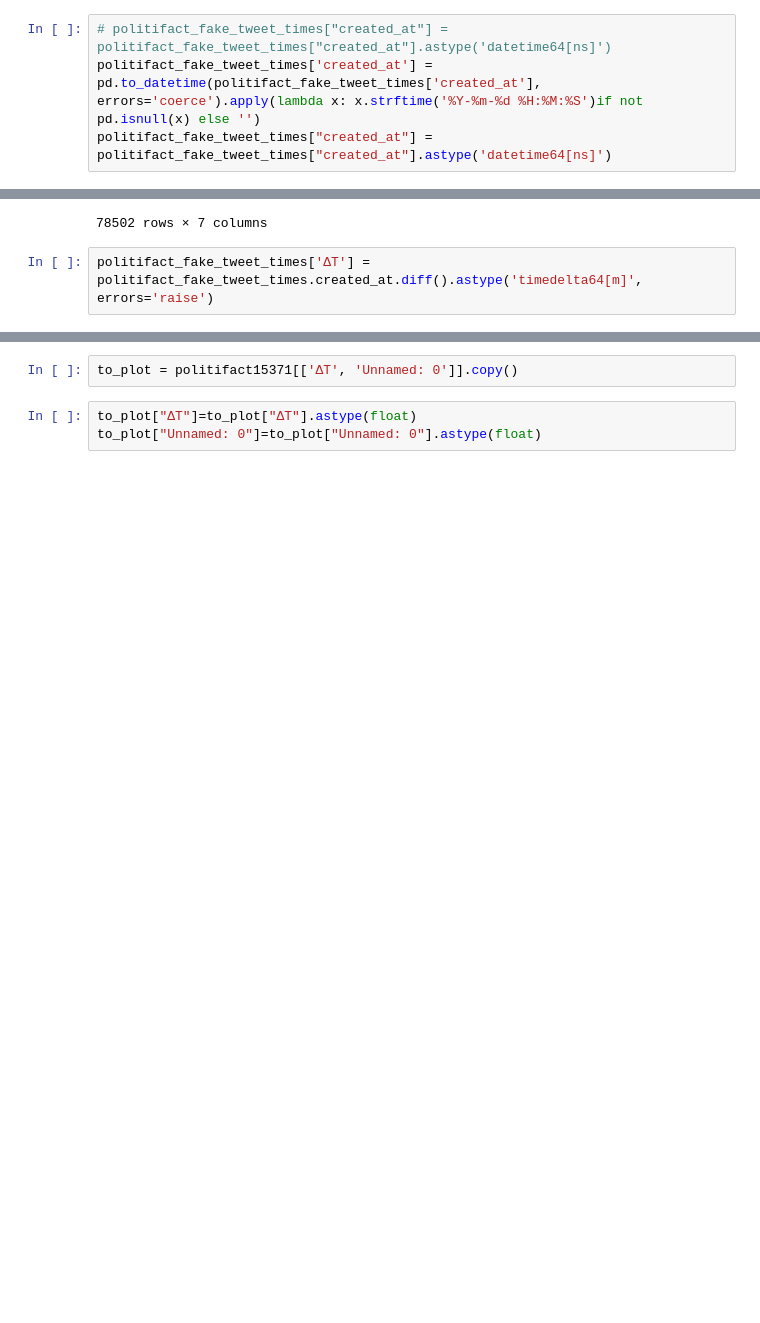
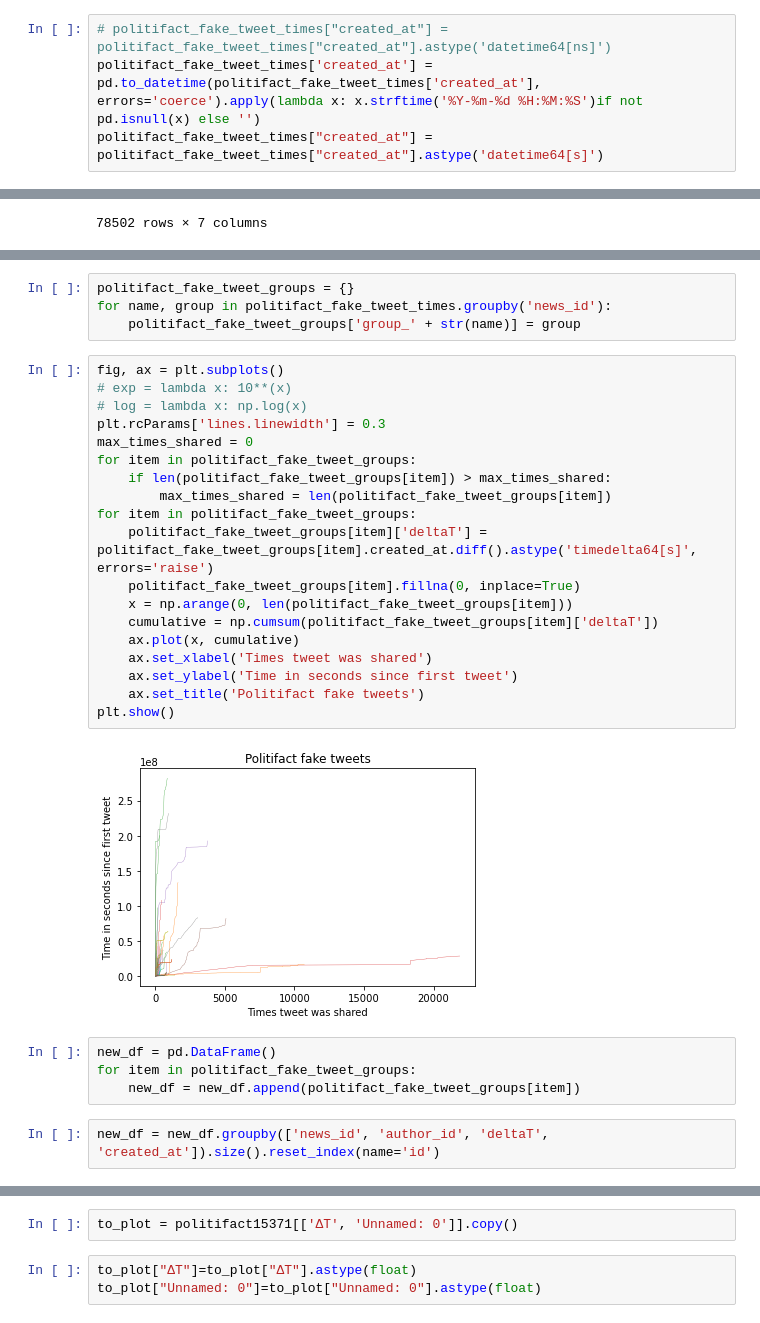
Before and after one commit to vtrikoupis/masters-thesis, a Jupyter notebook: tweet_times.ipynb, the cells around one changed output, grey strips where cells are left out. Cells and saved outputs as stored; diff of their text form; blank space fills up the shorter version.

Commit message:
politifact fake tweets plot

```diff
--- a/tweet_times.ipynb
+++ b/tweet_times.ipynb
@@ -25,7 +26,7 @@ politifact15371.sort_values('created_at')
 # %%
 # politifact_fake_tweet_times["created_at"] = politifact_fake_tweet_times["created_at"].astype('datetime64[ns]')
 politifact_fake_tweet_times['created_at'] = pd.to_datetime(politifact_fake_tweet_times['created_at'], errors='coerce').apply(lambda x: x.strftime('%Y-%m-%d %H:%M:%S')if not pd.isnull(x) else '')
-politifact_fake_tweet_times["created_at"] = politifact_fake_tweet_times["created_at"].astype('datetime64[ns]')
+politifact_fake_tweet_times["created_at"] = politifact_fake_tweet_times["created_at"].astype('datetime64[s]')
 # %%
 politifact_fake_tweet_times
 # %% [output]
@@ -42,5 +43,3 @@ politifact_fake_tweet_times
 | 78500 | 78498 | 2017-10-08 04:40:10 | NASA Confirms Earth Will Experien... | 148345892 | 9.168859e+17 | politifact14306 | NaN |
 | 78501 | 78499 | 2017-10-10 23:51:16 | NASA Confirms Earth Will Experien... | 174894431 | 9.179004e+17 | politifact14306 | NaN |
 78502 rows × 7 columns
-# %%
-politifact_fake_tweet_times['ΔT'] = politifact_fake_tweet_times.created_at.diff().astype('timedelta64[m]', errors='raise')
@@ -78,0 +46,31 @@ politifact15371
+# %%
+politifact_fake_tweet_groups = {}
+for name, group in politifact_fake_tweet_times.groupby('news_id'):
+    politifact_fake_tweet_groups['group_' + str(name)] = group
+# %%
+fig, ax = plt.subplots()
+# exp = lambda x: 10**(x)
+# log = lambda x: np.log(x)
+plt.rcParams['lines.linewidth'] = 0.3
+max_times_shared = 0
+for item in politifact_fake_tweet_groups:
+    if len(politifact_fake_tweet_groups[item]) > max_times_shared:
+        max_times_shared = len(politifact_fake_tweet_groups[item])
+for item in politifact_fake_tweet_groups:
+    politifact_fake_tweet_groups[item]['deltaT'] = politifact_fake_tweet_groups[item].created_at.diff().astype('timedelta64[s]', errors='raise')
+    politifact_fake_tweet_groups[item].fillna(0, inplace=True)
+    x = np.arange(0, len(politifact_fake_tweet_groups[item]))
+    cumulative = np.cumsum(politifact_fake_tweet_groups[item]['deltaT'])
+    ax.plot(x, cumulative)
+    ax.set_xlabel('Times tweet was shared')
+    ax.set_ylabel('Time in seconds since first tweet')
+    ax.set_title('Politifact fake tweets')
+plt.show()
+# %% [output]
+[figure, added]
+# %%
+new_df = pd.DataFrame()
+for item in politifact_fake_tweet_groups:
+    new_df = new_df.append(politifact_fake_tweet_groups[item])
+# %%
+new_df = new_df.groupby(['news_id', 'author_id', 'deltaT', 'created_at']).size().reset_index(name='id')
```
Also changed, not shown: parts of 10 cells of this notebook, 1 other file.
